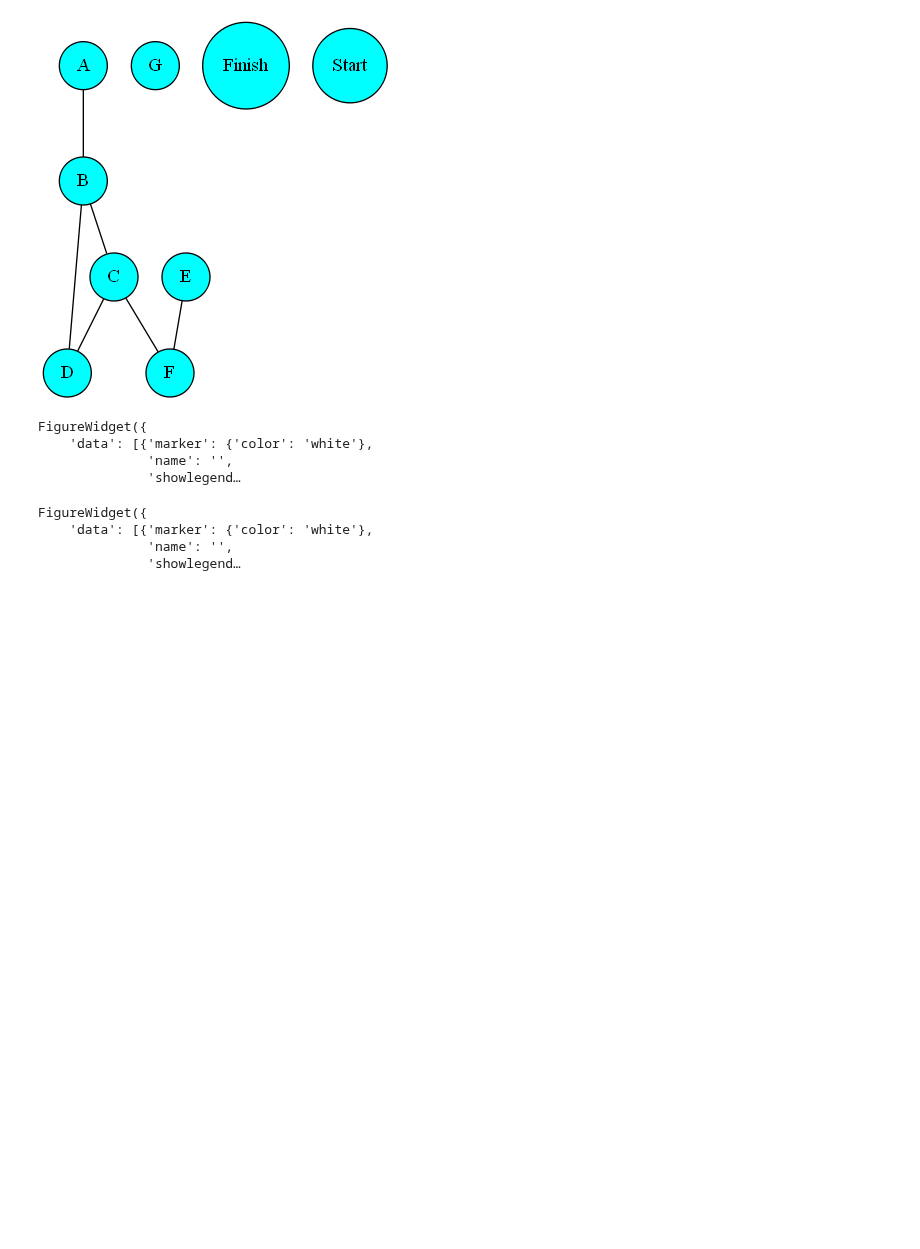
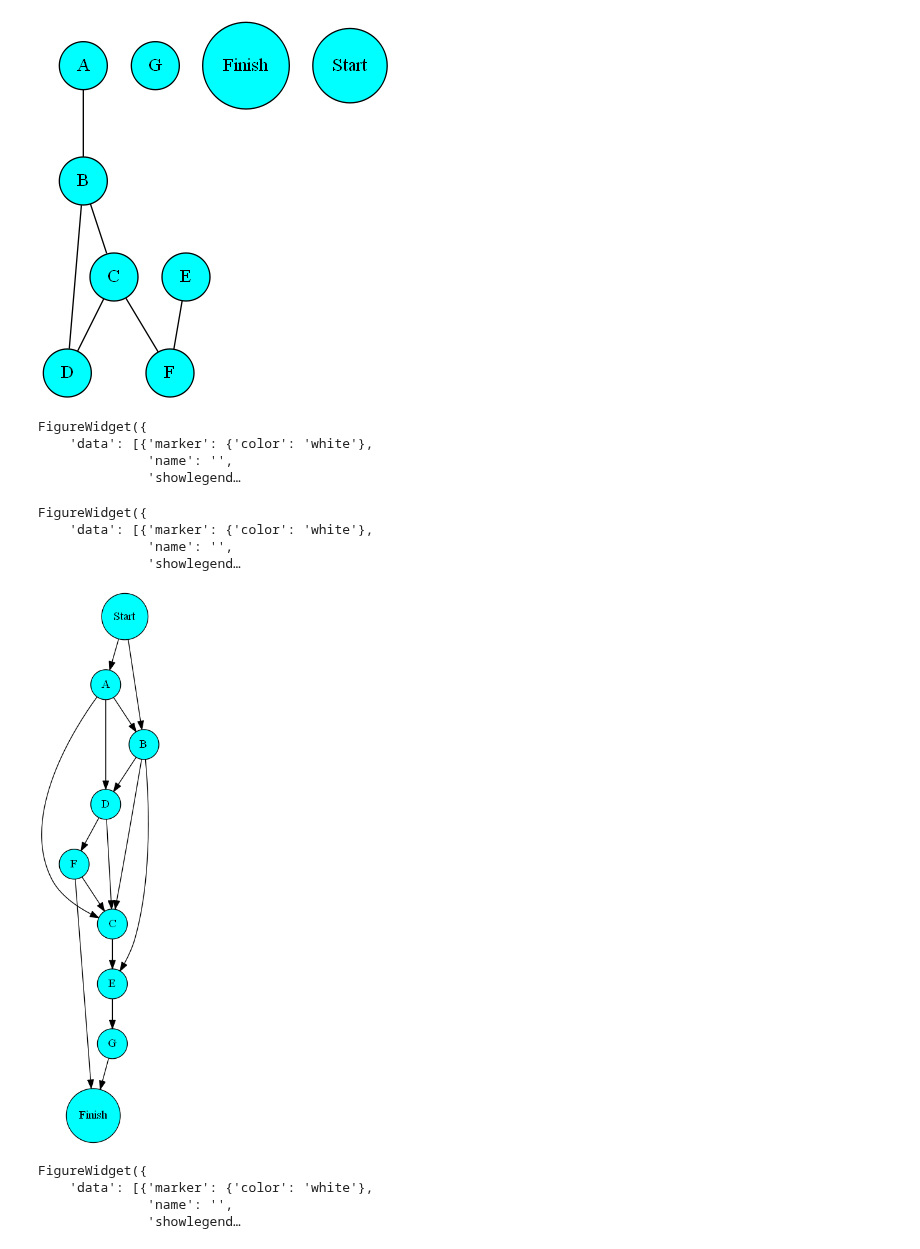
Before and after one commit to IvanHalim/DAG-project, a Jupyter notebook: PERT.ipynb, the cells around one changed output. Drawn from its saved outputs; the diff is of its cells as text; code cells hidden in the pictures; blank space fills up the shorter version.

Commit message:
Add constraint function

```diff
--- a/PERT.ipynb
+++ b/PERT.ipynb
@@ -1373,3 +1375,17 @@ FigureWidget({
     'data': [{'marker': {'color': 'white'},
               'name': '',
               'showlegend…
+# %%
+I = constraint(H, max_overlap=1)
+display_graph(I)
+
+colors = {'normal': 'rgb(255, 102, 255)',
+          'critical': 'rgb(255, 0, 0)',
+          'slack': 'rgb(255, 204, 255)'}
+display_gantt_chart(I, colors=colors, index_col='Type', show_colorbar=True)
+# %% [output]
+[figure, added]
+FigureWidget({
+    'data': [{'marker': {'color': 'white'},
+              'name': '',
+              'showlegend…
```
Also changed, not shown: parts of 3 cells of this notebook, 2 other files.
